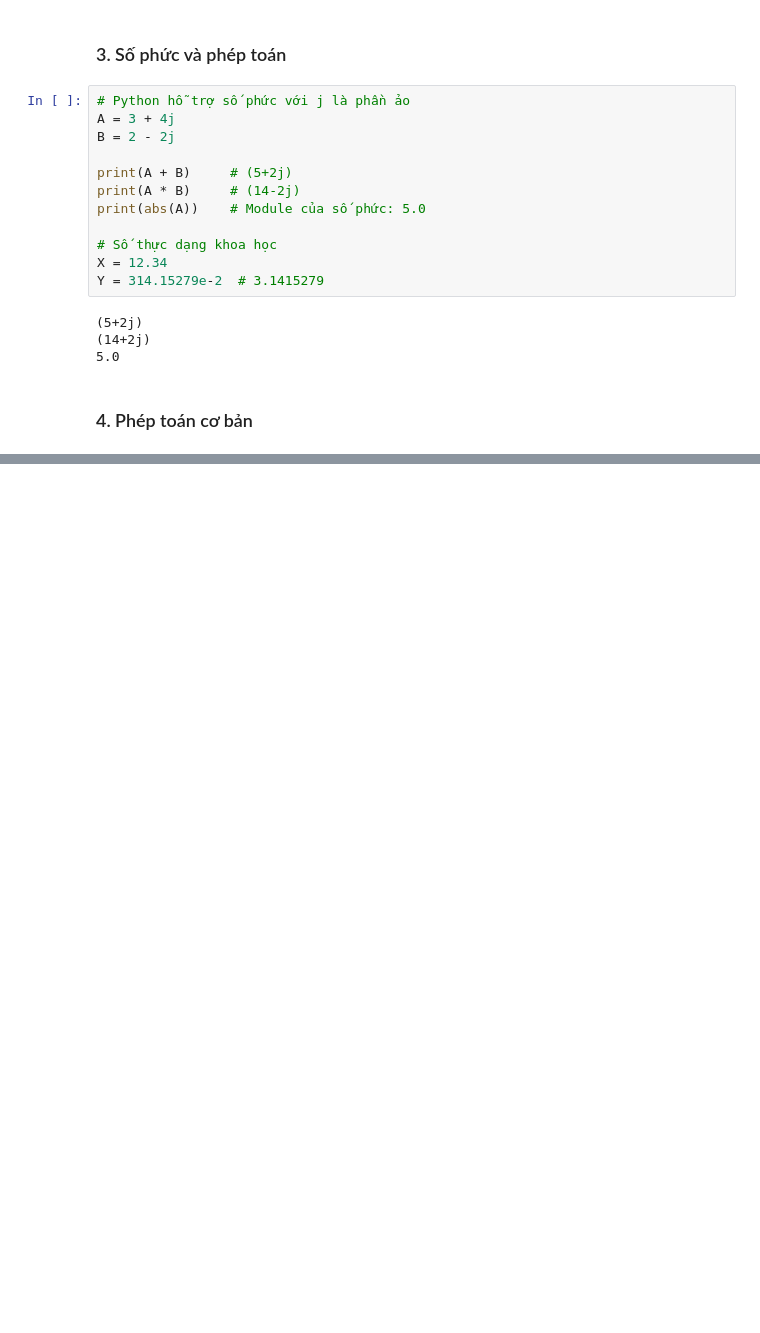
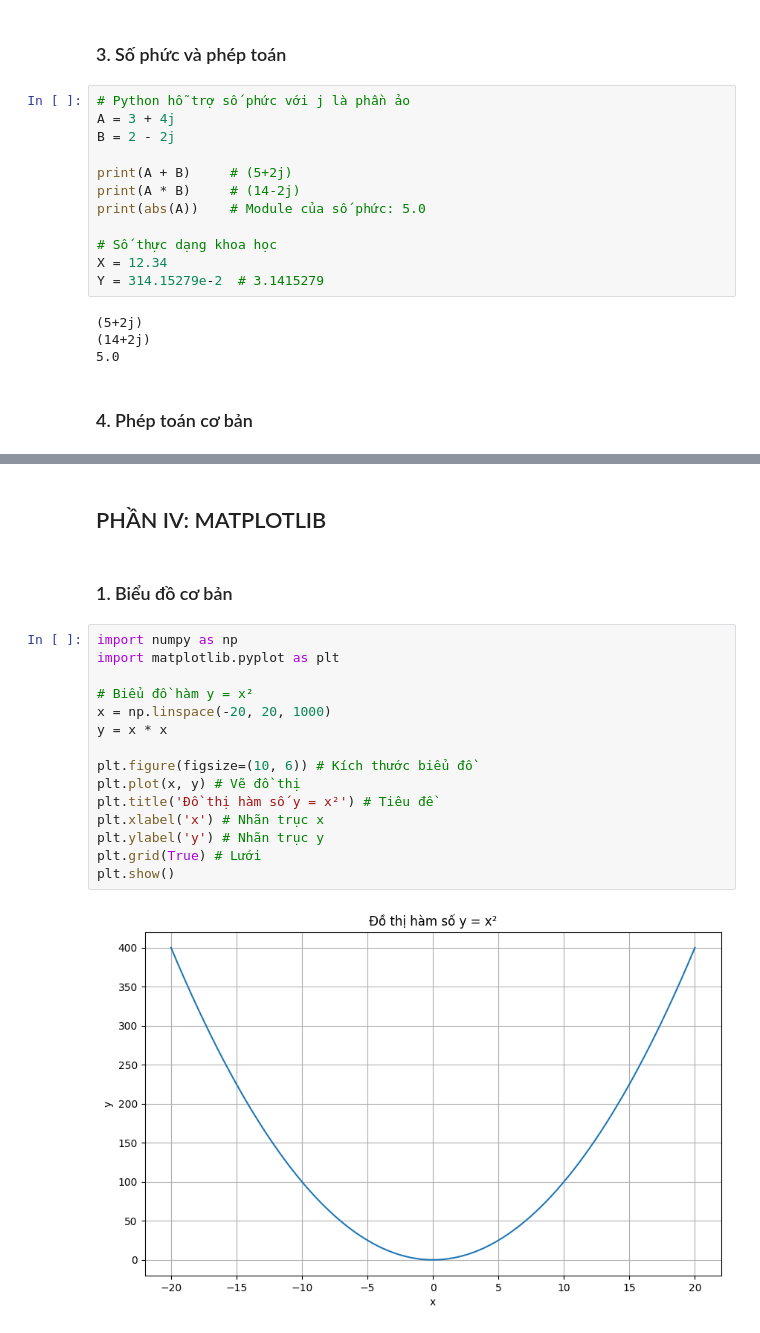
Before and after one commit to TDKhoa2712/SGU_PTDL_2025, a Jupyter notebook: demo_slide/slide_001_code.ipynb, the cells around one changed output, grey strips where cells are left out. Drawn from its saved outputs; the diff is of its cells as text; blank space fills up the shorter version.

```diff
--- a/demo_slide/slide_001_code.ipynb
+++ b/demo_slide/slide_001_code.ipynb
@@ -67,0 +831,21 @@ Y = 314.15279e-2  # 3.1415279
+# %% [markdown]
+## PHẦN IV: MATPLOTLIB
+# %% [markdown]
+### 1. Biểu đồ cơ bản
+# %%
+import numpy as np
+import matplotlib.pyplot as plt
+
+# Biểu đồ hàm y = x²
+x = np.linspace(-20, 20, 1000)
+y = x * x
+
+plt.figure(figsize=(10, 6)) # Kích thước biểu đồ
+plt.plot(x, y) # Vẽ đồ thị
+plt.title('Đồ thị hàm số y = x²') # Tiêu đề
+plt.xlabel('x') # Nhãn trục x
+plt.ylabel('y') # Nhãn trục y
+plt.grid(True) # Lưới
+plt.show()
+# %% [output]
+[figure, added]
```
Also changed, not shown: parts of 102 cells of this notebook, 6 other files.
